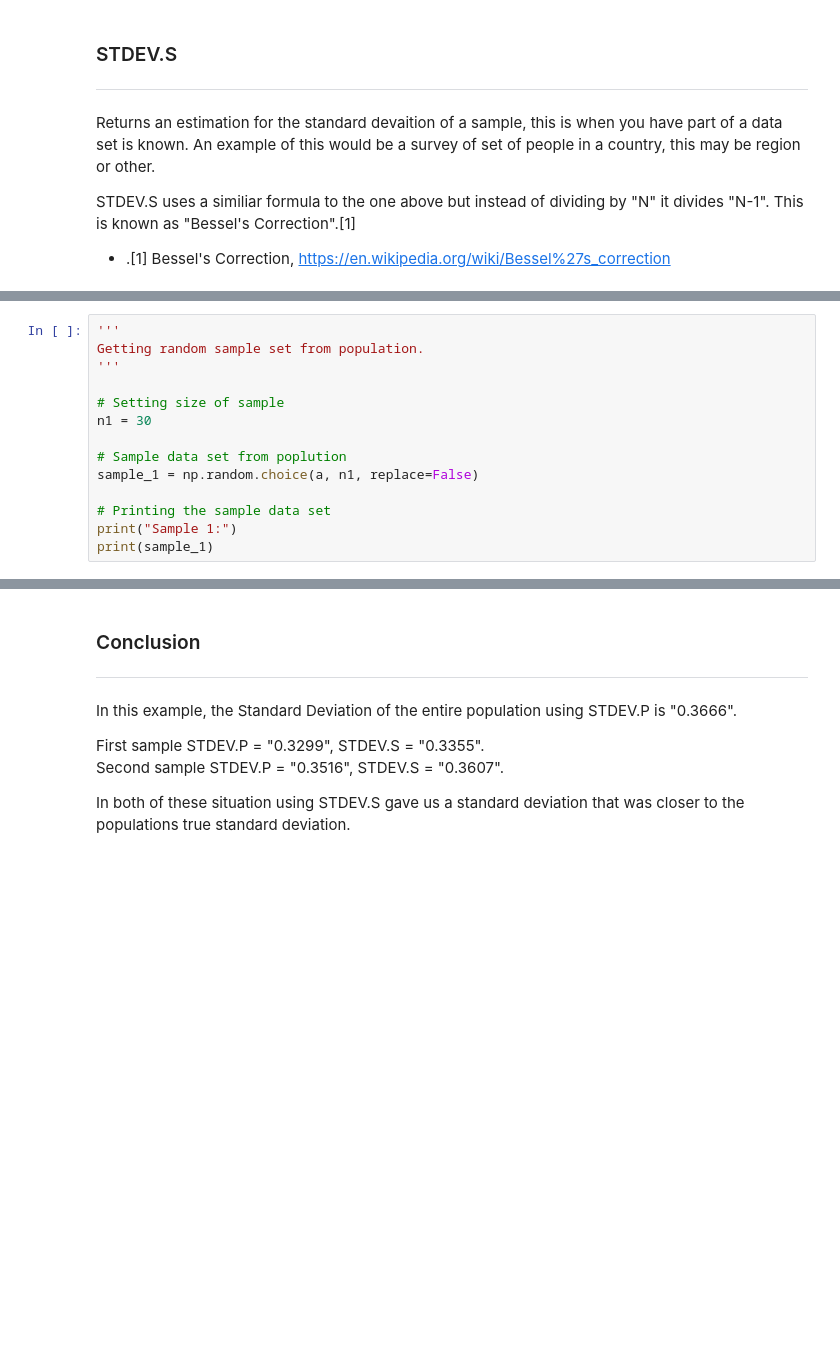
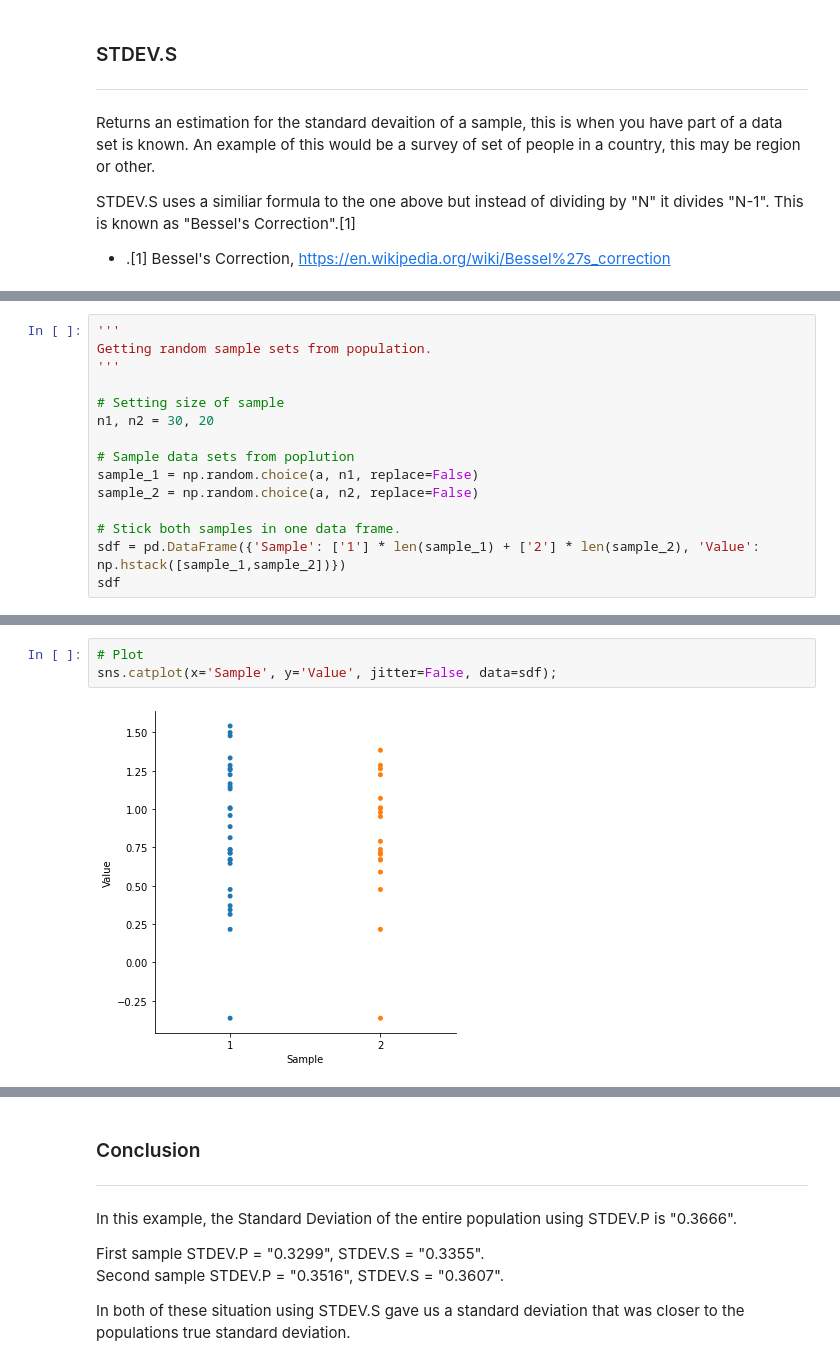
Before and after one commit to colinroche/Emerging-Tech-Assessments, a Jupyter notebook: Emerging-Tech-Assessments.ipynb, the cells around one changed output, grey strips where cells are left out. Saved outputs shown, nothing was run; the diff lists cells and outputs as text; blank space fills up the shorter version.

```diff
--- a/Emerging-Tech-Assessments.ipynb
+++ b/Emerging-Tech-Assessments.ipynb
@@ -189,15 +206,16 @@ Standard Deviation of Population A: 0.3167
 # %%
 '''
-Getting random sample set from population.
+Getting random sample sets from population.
 '''
 
 # Setting size of sample
-n1 = 30
+n1, n2 = 30, 20
 
-# Sample data set from poplution
+# Sample data sets from poplution
 sample_1 = np.random.choice(a, n1, replace=False)
+sample_2 = np.random.choice(a, n2, replace=False)
 
-# Printing the sample data set
-print("Sample 1:")
-print(sample_1)
+# Stick both samples in one data frame.
+sdf = pd.DataFrame({'Sample': ['1'] * len(sample_1) + ['2'] * len(sample_2), 'Value': np.hstack([sample_1,sample_2])})
+sdf
 # %% [output]
@@ -210,3 +239,8 @@ Sample 1:
+# %%
+# Plot
+sns.catplot(x='Sample', y='Value', jitter=False, data=sdf);
+# %% [output]
+[figure, added]
 # %%
 '''
 Standard deviation of sample 1 using the equivalent of Excels STDEV.P and STDEV.S.
```
Also changed, not shown: parts of 20 cells of this notebook.
